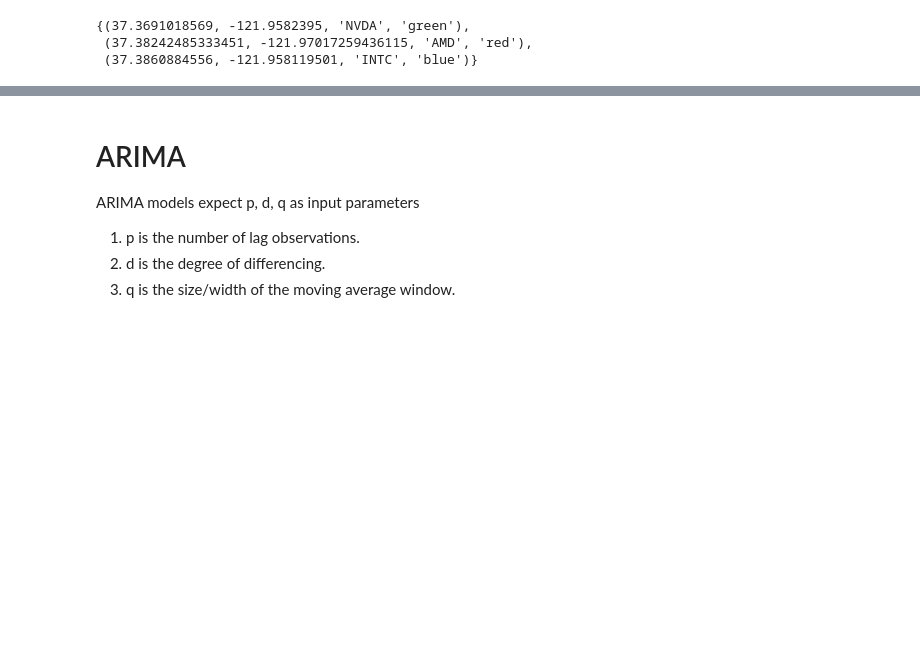
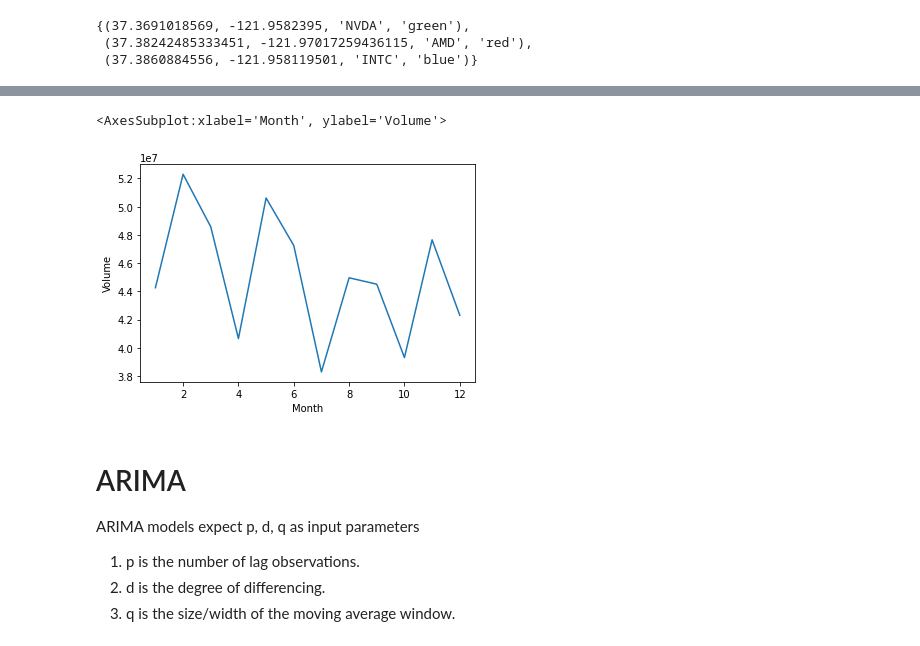
Before and after one commit to huy-ho/stock-forecasting, a Jupyter notebook: stock-forecasting.ipynb, the cells around one changed output, grey strips where cells are left out. Cells and saved outputs as stored; diff of their text form; code cells hidden in the pictures; blank space fills up the shorter version.

Commit message:
added month/volume graph

```diff
--- a/stock-forecasting.ipynb
+++ b/stock-forecasting.ipynb
@@ -211,3 +212,8 @@ for lat, lon, ticker, color in result_t:
 m
 # %% [output]
 [interactive output not drawn]
+# %%
+nvda_table = data['NVDA']
+nvda_table['Month'] = nvda_table['Open'].index.month
+nvda_month_grouped = nvda_table.groupby('Month').mean()
+nvda_month_grouped
@@ -214,3 +240,8 @@ m
+# %%
+sns.lineplot(x=nvda_month_grouped['Volume'].index, y=nvda_month_grouped['Volume'])
+# %% [output]
+<AxesSubplot:xlabel='Month', ylabel='Volume'>
+[figure, added]
 # %% [markdown]
 # ARIMA
 
```
Also changed, not shown: parts of 8 cells of this notebook.
